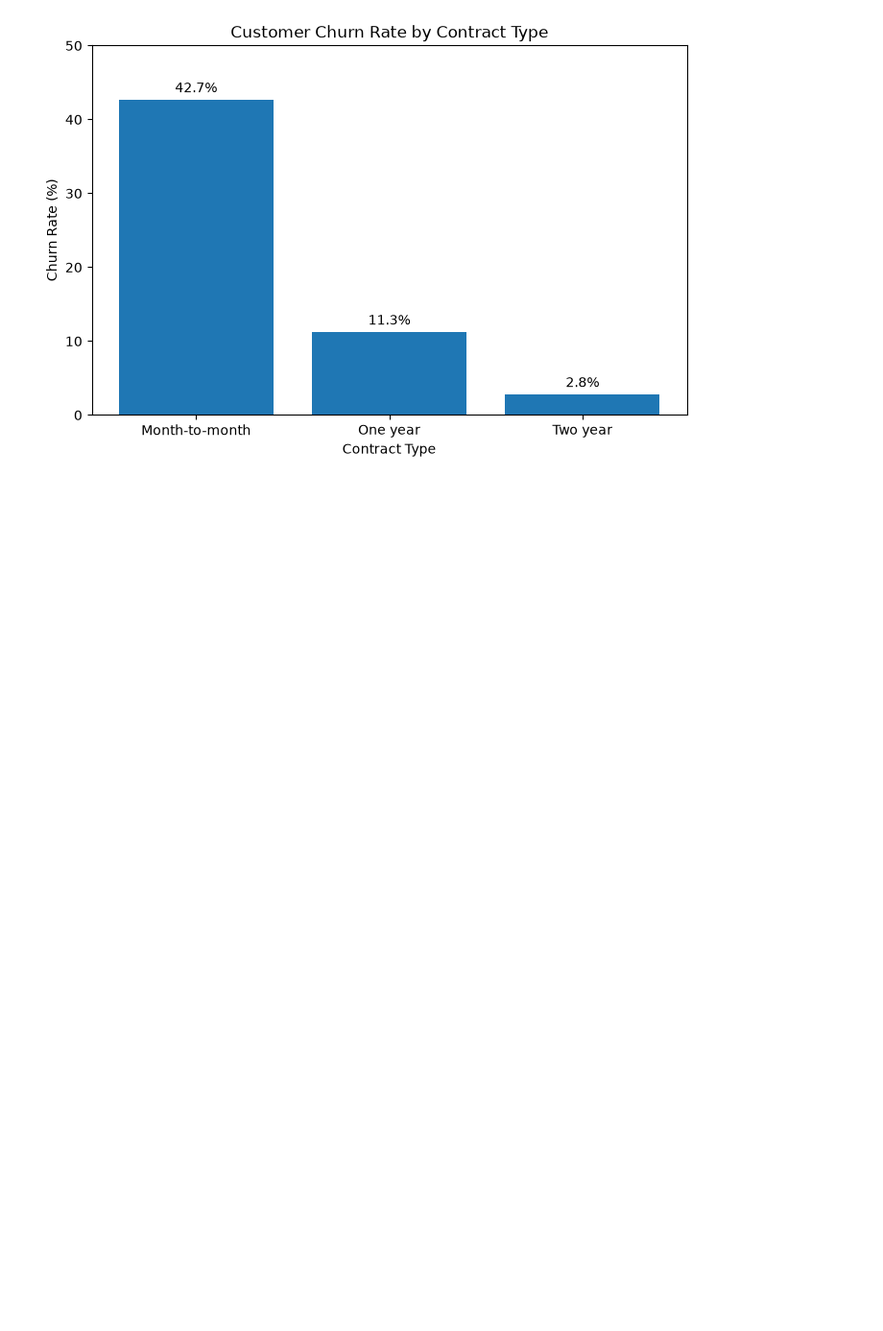
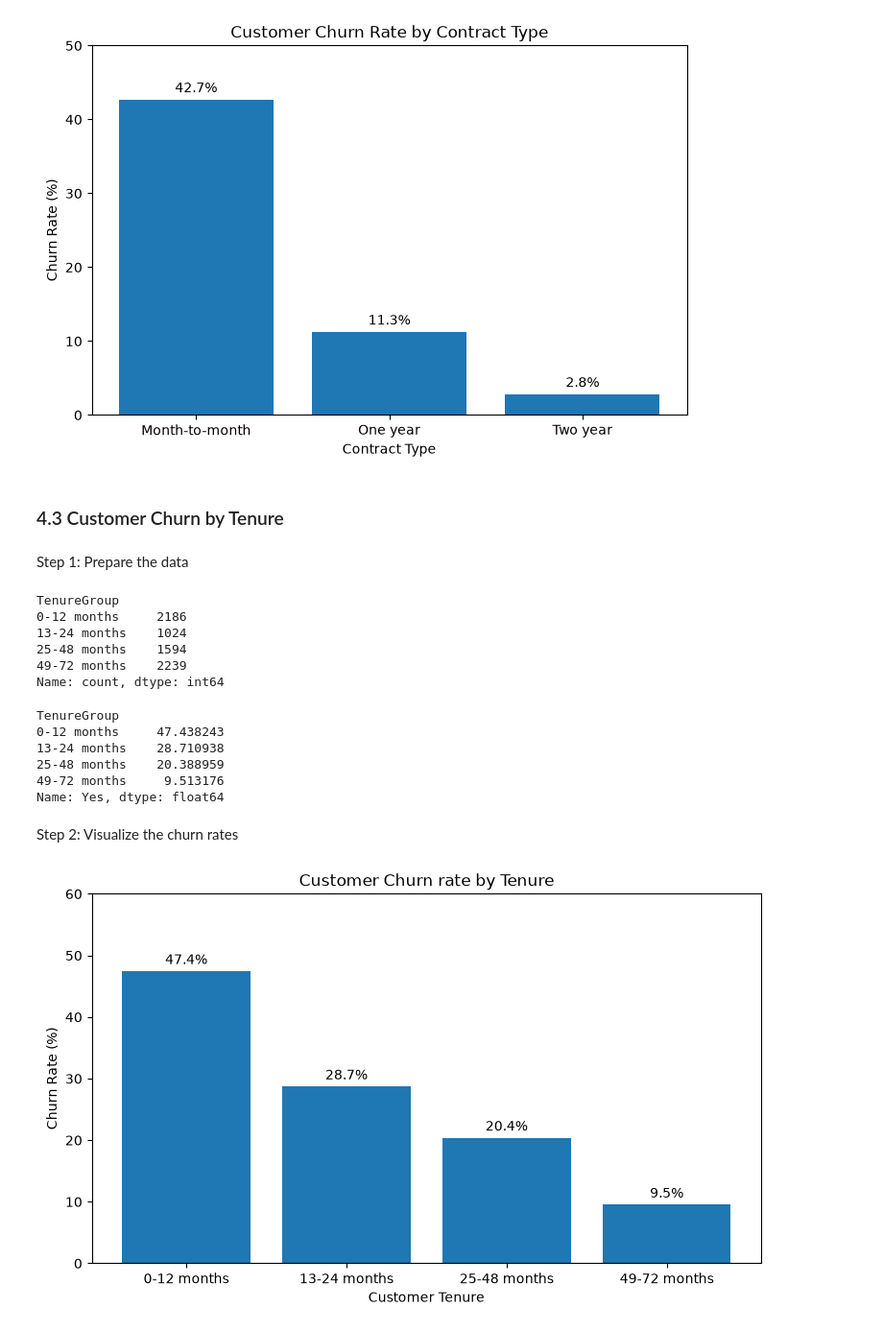
Before and after one commit to NickRusso20/customer-churn-analysis, a Jupyter notebook: churn_analysis.ipynb, the cells around one changed output. Shown at 96% size. Cells and saved outputs as stored; diff of their text form; code cells hidden in the pictures; blank space fills up the shorter version.

Commit message:
Created a visualization on Customer Churn rate by Tenure

```diff
--- a/churn_analysis.ipynb
+++ b/churn_analysis.ipynb
@@ -626,2 +627,63 @@ plt.show()
 # %% [output]
 [figure]
+# %% [markdown]
+### 4.3 Customer Churn by Tenure
+# %% [markdown]
+Step 1: Prepare the data
+# %%
+customer['TenureGroup'].value_counts().sort_index()
+# %% [output]
+TenureGroup
+0-12 months     2186
+13-24 months    1024
+25-48 months    1594
+49-72 months    2239
+Name: count, dtype: int64
+# %%
+# Calculate the percentage of customers who churned within each tenure group
+tenure_churn = (
+    customer.groupby('TenureGroup')['Churn']
+    .value_counts(normalize=True)
+    .unstack(fill_value=0)
+    ['Yes']
+    * 100
+)
+tenure_churn
+# %% [output]
+TenureGroup
+0-12 months     47.438243
+13-24 months    28.710938
+25-48 months    20.388959
+49-72 months     9.513176
+Name: Yes, dtype: float64
+# %% [markdown]
+Step 2: Visualize the churn rates
+# %%
+plt.figure(figsize=(9, 5))
+
+bars = plt.bar(
+    tenure_churn.index,
+    tenure_churn.values
+)
+
+plt.title('Customer Churn rate by Tenure')
+plt.xlabel('Customer Tenure')
+plt.ylabel('Churn Rate (%)')
+
+plt.ylim(0, 60)
+
+plt.bar_label(
+    bars,
+    fmt='%.1f%%',
+    padding=3
+)
+
+plt.savefig(
+    "visualizations/churn_by_tenure.png",
+    dpi=300,
+    bbox_inches="tight"
+)
+
+plt.show()
+# %% [output]
+[figure, added]
```
Also changed, not shown: parts of 1 cell of this notebook, 1 other file.
